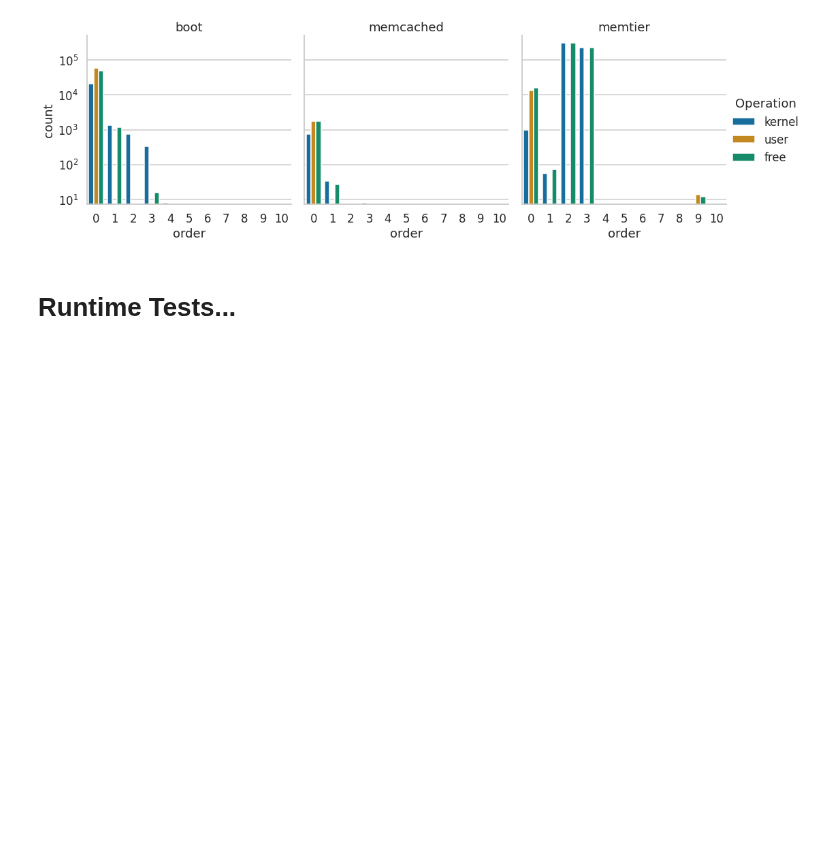
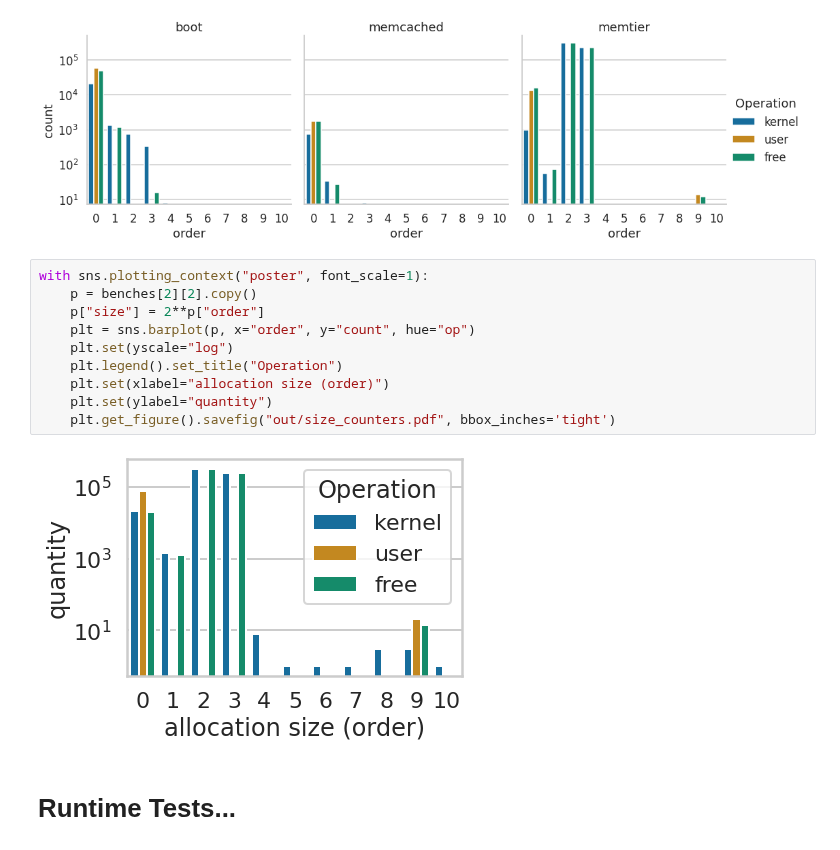
Before and after one commit to luhsra/llfree-bench, a Jupyter notebook: size_counters.ipynb, the cells around one changed output. Saved outputs shown, nothing was run; the diff lists cells and outputs as text; blank space fills up the shorter version.

Commit message:
:sparkles: Fragmentation bench

```diff
--- a/size_counters.ipynb
+++ b/size_counters.ipynb
@@ -91,6 +91,18 @@ plt.set_titles("{col_name}")
 plt.legend.set_title("Operation")
 # %% [output]
 [figure]
+# %%
+with sns.plotting_context("poster", font_scale=1):
+    p = benches[2][2].copy()
+    p["size"] = 2**p["order"]
+    plt = sns.barplot(p, x="order", y="count", hue="op")
+    plt.set(yscale="log")
+    plt.legend().set_title("Operation")
+    plt.set(xlabel="allocation size (order)")
+    plt.set(ylabel="quantity")
+    plt.get_figure().savefig("out/size_counters.pdf", bbox_inches='tight')
+# %% [output]
+[figure, added]
 # %% [markdown]
 # Runtime Tests...
 # %%
```
Also changed, not shown: parts of 1 cell of this notebook, 7 other files.
